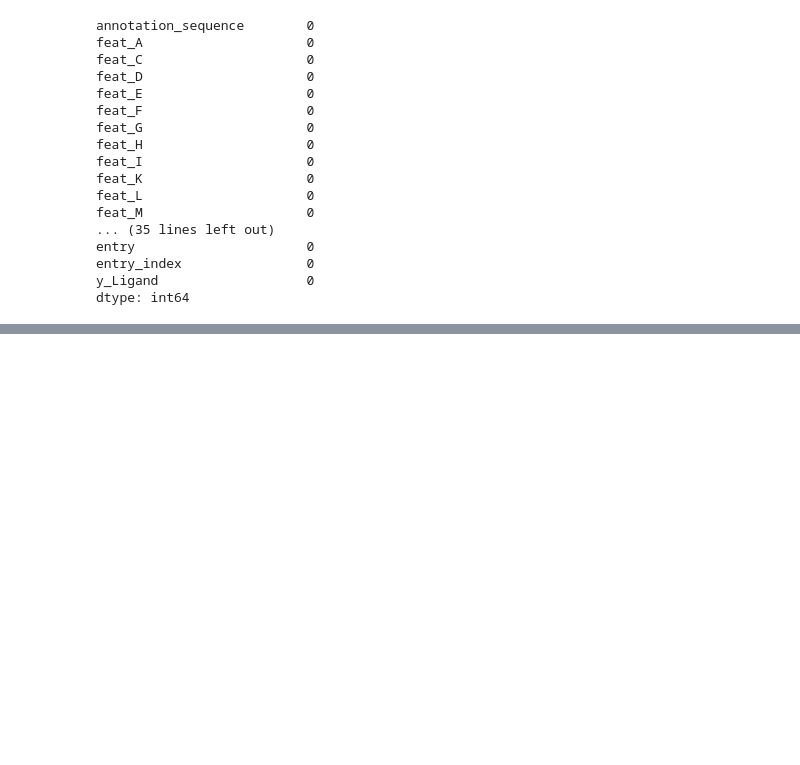
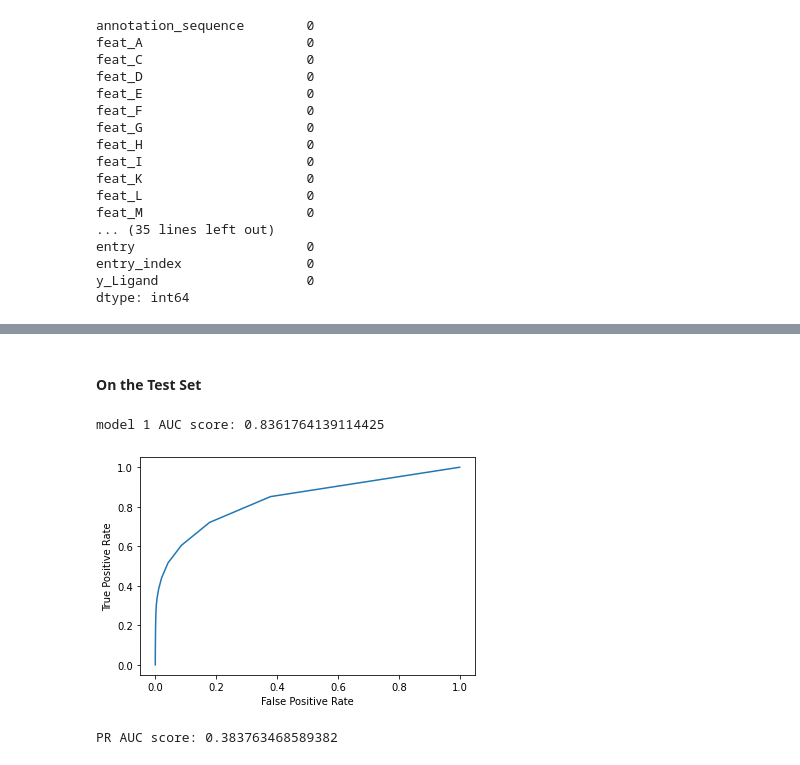
Before and after one commit to Peter-Hou/Predicting-Drug-Binding-Sites-in-Human-Proteins, a Jupyter notebook: model building/Predicting_Drug_Binding_Sites_in_Human_Proteins.ipynb, the cells around one changed output, grey strips where cells are left out. Cells and saved outputs as stored; diff of their text form; code cells hidden in the pictures; blank space fills up the shorter version.

```diff
--- a/model building/Predicting_Drug_Binding_Sites_in_Human_Proteins.ipynb
+++ b/model building/Predicting_Drug_Binding_Sites_in_Human_Proteins.ipynb
@@ -526,0 +1036,16 @@ Build Pipeline
+# %% [markdown]
+#### On the Test Set
+# %%
+y_pred = rf.predict(X_test)
+y_pred_proba = rf.predict_proba(X_test)[:, 1]
+# %%
+plot_roc_curve(y_test, y_pred_proba)
+print(f'model 1 AUC score: {roc_auc_score(y_test, y_pred_proba)}')
+# %% [output]
+model 1 AUC score: 0.8361764139114425
+[figure, added]
+# %%
+pr_auc = average_precision_score(y_test, rf.predict_proba(X_test)[:, 1])
+print('PR AUC score:', pr_auc)
+# %% [output]
+PR AUC score: 0.383763468589382
```
Also changed, not shown: parts of 128 cells of this notebook.
